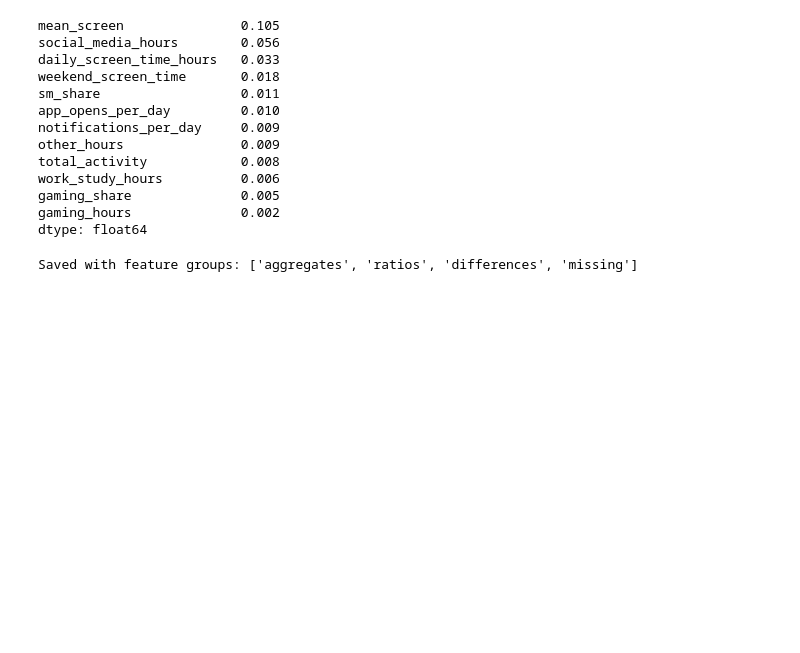
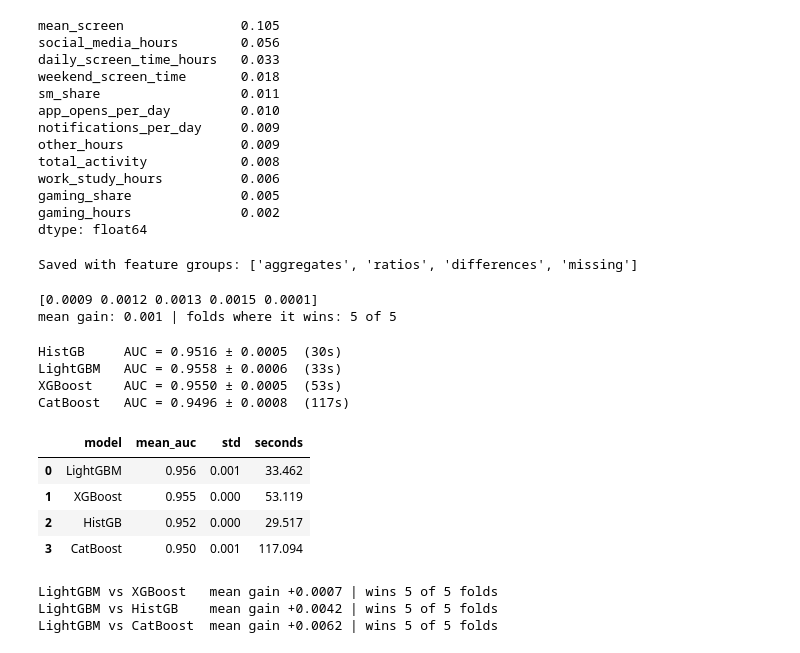
Before and after one commit to ikiu-bit/phone-addiction-project, a Jupyter notebook: first_attempt.ipynb, the cells around one changed output. Cells and saved outputs as stored; diff of their text form; code cells hidden in the pictures; blank space fills up the shorter version.

```diff
--- a/first_attempt.ipynb
+++ b/first_attempt.ipynb
@@ -747,3 +747,15 @@ joblib.dump(final_pipe, 'model_step5.joblib')
 print('Saved with feature groups:', BEST_GROUPS)
 # %% [output]
 Saved with feature groups: ['aggregates', 'ratios', 'differences', 'missing']
+# %%
+from sklearn.model_selection import cross_val_score
+
+base_scores = cross_val_score(make_pipe([]), Xs, ys, cv=cv, scoring='roc_auc', n_jobs=-1)
+agg_scores  = cross_val_score(make_pipe(['aggregates']), Xs, ys, cv=cv, scoring='roc_auc', n_jobs=-1)
+
+diff = agg_scores - base_scores
+print(diff.round(4))                       # one difference per fold
+print('mean gain:', diff.mean().round(4), '| folds where it wins:', (diff > 0).sum(), 'of 5')
+# %% [output]
+[0.0009 0.0012 0.0013 0.0015 0.0001]
+mean gain: 0.001 | folds where it wins: 5 of 5
@@ -749,0 +781,12 @@ Saved with feature groups: ['aggregates', 'ratios', 'differences', 'missing']
+# %%
+def make_pipe(clf):
+    pre = ColumnTransformer([
+        ('num', 'passthrough', make_column_selector(dtype_include=np.number)),
+        ('cat', OrdinalEncoder(handle_unknown='use_encoded_value', unknown_value=-1,
+                               encoded_missing_value=np.nan), cat_cols),
+    ])
+    return Pipeline([
+        ('fe', FunctionTransformer(add_features, kw_args={'groups': GROUPS})),
+        ('pre', pre),
+        ('clf', clf),
+    ])
@@ -749,0 +810,32 @@ Saved with feature groups: ['aggregates', 'ratios', 'differences', 'missing']
+# %%
+rows, fold_scores = [], {}
+
+for name, clf in models.items():
+    t0 = time.time()
+    s = cross_val_score(make_pipe(clf), Xs, ys, cv=cv, scoring='roc_auc', n_jobs=1)
+    fold_scores[name] = s
+    rows.append((name, s.mean(), s.std(), time.time() - t0))
+    print(f'{name:10s} AUC = {s.mean():.4f} ± {s.std():.4f}  ({time.time()-t0:.0f}s)')
+
+res6 = (pd.DataFrame(rows, columns=['model', 'mean_auc', 'std', 'seconds'])
+          .sort_values('mean_auc', ascending=False).reset_index(drop=True))
+res6
+# %% [output]
+HistGB     AUC = 0.9516 ± 0.0005  (30s)
+LightGBM   AUC = 0.9558 ± 0.0006  (33s)
+XGBoost    AUC = 0.9550 ± 0.0005  (53s)
+CatBoost   AUC = 0.9496 ± 0.0008  (117s)
+|  | model | mean_auc | std | seconds |
+| 0 | LightGBM | 0.956 | 0.001 | 33.462 |
+| 1 | XGBoost | 0.955 | 0.000 | 53.119 |
+| 2 | HistGB | 0.952 | 0.000 | 29.517 |
+| 3 | CatBoost | 0.950 | 0.001 | 117.094 |
+# %%
+best = res6.loc[0, 'model']
+for name in res6['model'][1:]:
+    d = fold_scores[best] - fold_scores[name]
+    print(f'{best} vs {name:9s} mean gain {d.mean():+.4f} | wins {(d > 0).sum()} of 5 folds')
+# %% [output]
+LightGBM vs XGBoost   mean gain +0.0007 | wins 5 of 5 folds
+LightGBM vs HistGB    mean gain +0.0042 | wins 5 of 5 folds
+LightGBM vs CatBoost  mean gain +0.0062 | wins 5 of 5 folds
```
Also changed, not shown: parts of 7 cells of this notebook.
